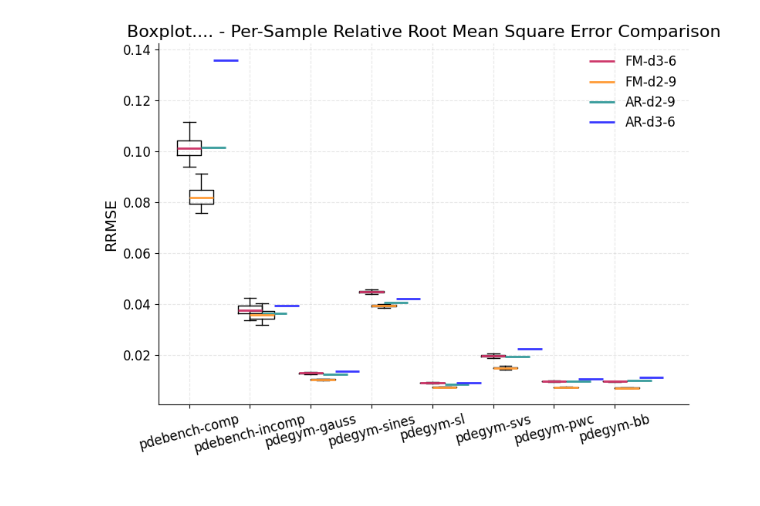
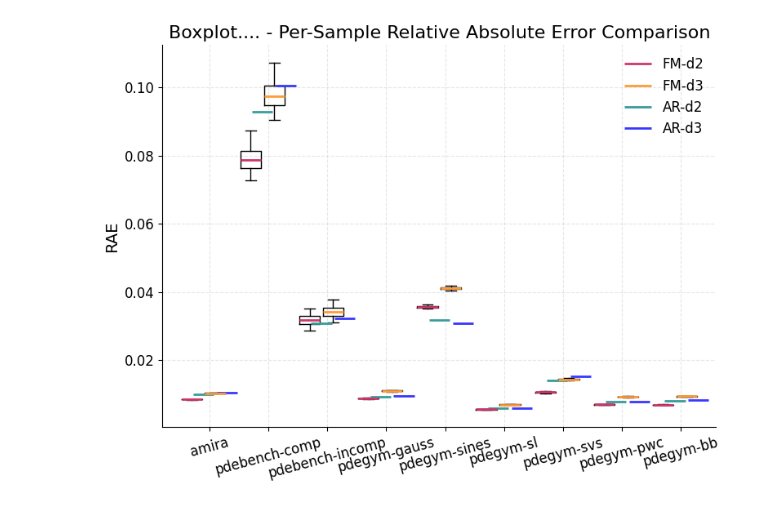
Before and after one commit to tpharmsen/FluidGPT, a Jupyter notebook: src/scripts/graphGeneration.ipynb, the cells around one changed output. Drawn from its saved outputs; the diff is of its cells as text; code cells hidden in the pictures.

```diff
--- a/src/scripts/graphGeneration.ipynb
+++ b/src/scripts/graphGeneration.ipynb
@@ -53,7 +53,6 @@ plt.show()
 plt.close()
 
 datasets_all = ["amira", "pdebench-comp", "pdebench-incomp", "pdegym-gauss", "pdegym-sines", "pdegym-sl", "pdegym-svs", "pdegym-pwc", "pdegym-bb"]
-datasets_all.pop(0)
 print(datasets_all)
 # %% [output]
 [figure]
@@ -95,15 +80,15 @@ dim0: 21, dim1: 8800, dim2: 16
 # %%
-base_path_ar = "../../../FluidGPT_validation/final_data/MTT/ar-d2-9/ss_error/"
-base_path_ar2 = "../../../FluidGPT_validation/final_data/MTT/ar-d3-6/ss_error/"
-base_path_fm = "../../../FluidGPT_validation/final_data/FM/fm-d3-6/ss_error/"
-base_path_fm2 = "../../../FluidGPT_validation/final_data/FM/fm-d2-9/ss_error/"
-error_type = "rrmse"  # or "rrmse"
-error_type_str = {"rae": "Per-Sample Relative Absolute Error", "rrmse": "Per-Sample Relative Root Mean Square Error"}
+base_path_ar = "../../../FluidGPT_validation/final_data/MTT/ar-d2-9-last/ss_error/"
+base_path_ar2 = "../../../FluidGPT_validation/final_data/MTT/ar-d3-6-last/ss_error/"
+base_path_fm = "../../../FluidGPT_validation/final_data/FM/fm-d2-9/ss_error/"
+base_path_fm2 = "../../../FluidGPT_validation/final_data/FM/fm-d3-6/ss_error/"
+error_type = "rae"  # or "rrmse"
+error_type_str = {"rae": "Per-Sample Relative Absolute Error", "rrmse": "Per-Sample Relative RMS Error"}
 list_avg_ar = []
 list_avg_ar2 = []
 list_fm_data = []
 list_fm_data2 = []
-box_width = 0.4
+box_width = 0.35
 offset = 0.2
 
 for dataset_name in datasets_all:
@@ -137,48 +122,48 @@ for dataset_name in datasets_all:
     list_fm_data2.append(avg_fm2)
 
 fig, ax = plt.subplots()
-bp = ax.boxplot(list_fm_data, widths=box_width, positions=np.arange(1, len(datasets_all) + 1), label="FM-d3-6")
+bp = ax.boxplot(list_fm_data, widths=box_width, positions=np.arange(1, len(datasets_all) + 1) - 1.5 * offset, label="FM-d2")
 
 # Plot the second boxplot (FM-d2-9) beside the first one
-bp2 = ax.boxplot(list_fm_data2, widths=box_width, positions=np.arange(1, len(datasets_all) + 1) + offset, label="FM-d2-9")
-
+bp2 = ax.boxplot(list_fm_data2, widths=box_width, positions=np.arange(1, len(datasets_all) + 1) + 0.5 * offset, label="FM-d3")
 
 for i, item in enumerate(list_avg_ar):
     x_center = i + 1
     y_ref = item
     ax.hlines(
         y=y_ref,
-        xmin=x_center - box_width / 2 + 2* offset,
-        xmax=x_center + box_width / 2 + 2* offset,
+        xmin=x_center - box_width / 2 - 0.5 * offset,
+        xmax=x_center + box_width / 2 - 0.5 * offset,
         linewidth=2,
         color=colors[1],
-        label="AR-d2-9" if i == 0 else None
+        label="AR-d2" if i == 0 else None
     )
 for i, item in enumerate(list_avg_ar2):
     x_center = i + 1
     y_ref = item
     ax.hlines(
         y=y_ref,
-        xmin=x_center - box_width / 2 + 3* offset,
-        xmax=x_center + box_width / 2 + 3* offset,
+        xmin=x_center - box_width / 2 + 1.5 * offset,
+        xmax=x_center + box_width / 2 + 1.5 * offset,
         linewidth=2,
         color=colors[2],
-        label="AR-d3-6" if i == 0 else None
+        label="AR-d3" if i == 0 else None
     )
 for median in bp["medians"]:
     median.set(color=colors[3], linewidth=2)
 for median in bp2["medians"]:
     median.set(color=colors[0], linewidth=2)
 # put the datasetname at the x-axis
 ax.set_xticks(np.arange(1, len(datasets_all) + 1))
 ax.set_xticklabels(datasets_all, rotation=15)
 ax.set_ylabel(f"{error_type.upper()}")
 ax.set_title(f"Boxplot.... - {error_type_str[error_type]} Comparison")
 ax.legend()
 plt.tight_layout()
 
+plt.savefig(f"../../report/figs/results/ssbox_{error_type}.png", dpi=300)
 plt.savefig(f"../../../FluidGPT_validation/ssbox_{error_type}.png", dpi=300)
 plt.show()
 # %% [output]
-[figure, old version]
+[figure, new version]
 # %%
```
Also changed, not shown: parts of 4 cells of this notebook, 28 other files.
